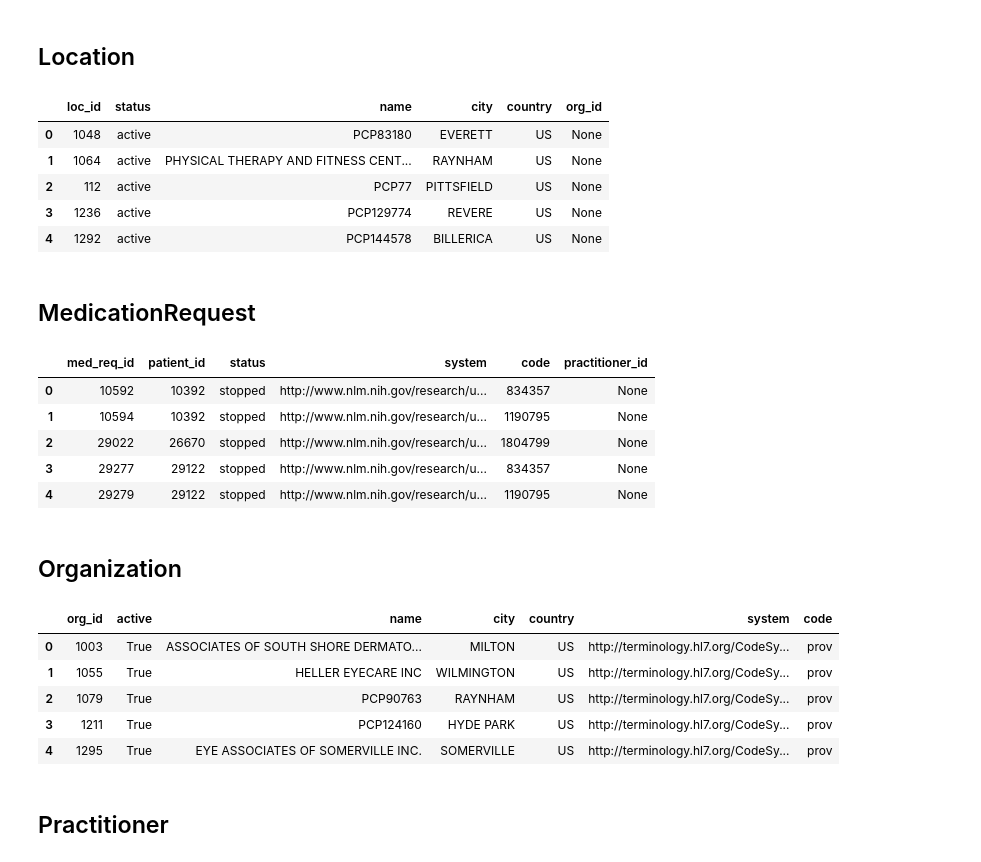
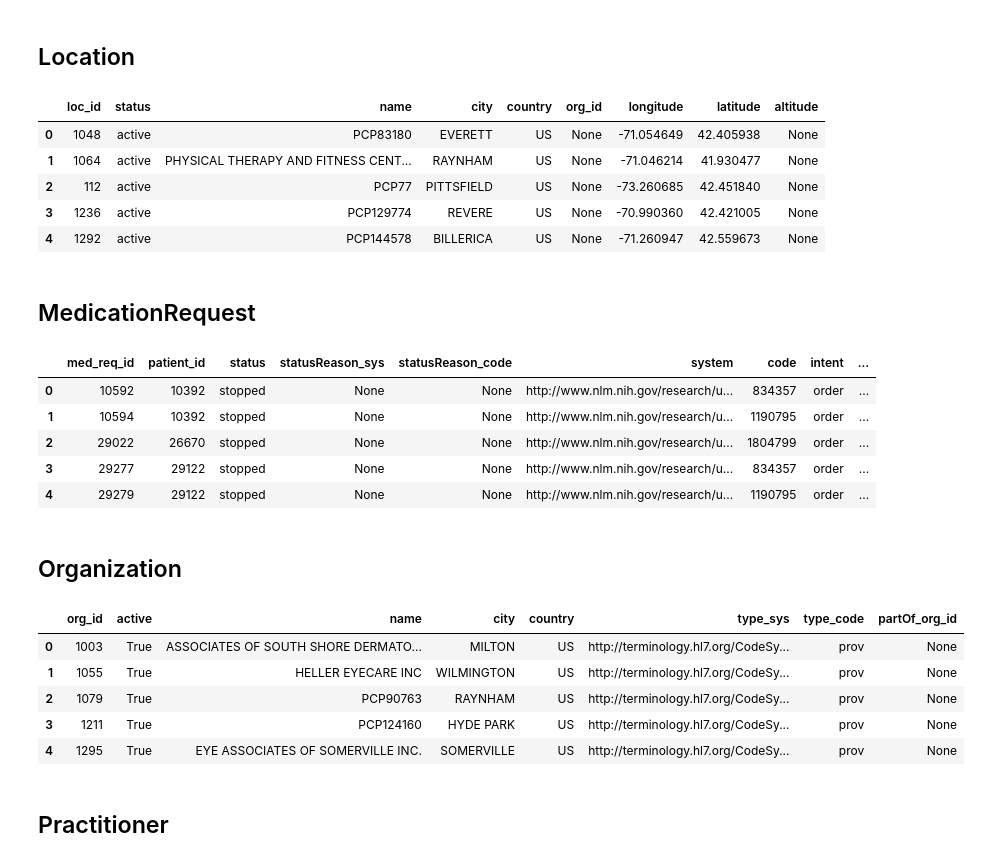
Before and after one commit to google/fhir-data-pipes, a Jupyter notebook: query/queries_and_views.ipynb, the cells around one changed output. Drawn from its saved outputs; the diff is of its cells as text; code cells hidden in the pictures.

```diff
--- a/query/queries_and_views.ipynb
+++ b/query/queries_and_views.ipynb
@@ -423,7 +424,7 @@ pandas.read_sql_query(
 # %%
 with query_engine.connect() as con:
     con.execute("""
-      CREATE OR REPLACE VIEW flat_condition AS
+      CREATE OR REPLACE VIEW Condition_flat AS
       SELECT C.id AS cond_id, C.subject.patientId AS patient_id,
         C.encounter.encounterId AS encounter_id, CCC.system, CCC.code,
         CClC.code AS clinical_status, CVC.code AS verification_status,
@@ -438,7 +439,7 @@ with query_engine.connect() as con:
     )
 
 pandas.read_sql_query(
-    sql="SELECT * FROM flat_condition LIMIT 5;",
+    sql="SELECT * FROM Condition_flat LIMIT 5;",
     con=query_engine,
 )
 # %% [output]
@@ -481,18 +489,23 @@ pandas.read_sql_query(
 # %%
 with query_engine.connect() as con:
     con.execute("""
-      CREATE OR REPLACE VIEW flat_immunization AS
+      CREATE OR REPLACE VIEW Immunization_flat AS
       SELECT I.id AS imm_id, I.patient.patientId AS patient_id,
-        I.encounter.encounterId AS encounter_id, I.status, IVC.system, IVC.code,
-        I.occurrence.DateTime, IP.actor.PractitionerId, IP.actor.OrganizationId
-      FROM Immunization AS I LATERAL VIEW OUTER explode(I.vaccineCode.coding) AS IVC
+        I.encounter.encounterId AS encounter_id, I.status,
+        ISC.system AS statusReason_sys, ISC.code AS statusReason_code,
+        IVC.system AS vaccine_sys, IVC.code AS vaccine_code,
+        I.occurrence.DateTime, I.location.LocationId AS location_id,
+        IP.actor.PractitionerId, IP.actor.OrganizationId
+      FROM Immunization AS I
+        LATERAL VIEW OUTER explode(I.statusReason.coding) AS ISC
+        LATERAL VIEW OUTER explode(I.vaccineCode.coding) AS IVC
         LATERAL VIEW OUTER explode(I.performer) AS IP
       ;
       """
     )
 
 pandas.read_sql_query(
-    sql="SELECT * FROM flat_immunization LIMIT 5;",
+    sql="SELECT * FROM Immunization_flat LIMIT 5;",
     con=query_engine,
 )
 # %% [output]
@@ -507,76 +520,81 @@ pandas.read_sql_query(
 # %%
 with query_engine.connect() as con:
     con.execute("""
-      CREATE OR REPLACE VIEW flat_location AS
+      CREATE OR REPLACE VIEW Location_flat AS
       SELECT L.id AS loc_id, L.status, L.name, L.address.city,
-        L.address.country, L.managingOrganization.organizationId AS org_id
+        L.address.country, L.managingOrganization.organizationId AS org_id,
+        L.position.longitude, L.position.latitude, L.position.altitude
       FROM Location AS L
       ;
       """
     )
 
 pandas.read_sql_query(
-    sql="SELECT * FROM flat_location LIMIT 5;",
+    sql="SELECT * FROM Location_flat LIMIT 5;",
     con=query_engine,
 )
 # %% [output]
-|  | loc_id | status | name | city | country | org_id |
-| 0 | 1048 | active | PCP83180 | EVERETT | US | None |
-| 1 | 1064 | active | PHYSICAL THERAPY AND FITNESS CENT... | RAYNHAM | US | None |
-| 2 | 112 | active | PCP77 | PITTSFIELD | US | None |
-| 3 | 1236 | active | PCP129774 | REVERE | US | None |
-| 4 | 1292 | active | PCP144578 | BILLERICA | US | None |
+|  | loc_id | status | name | city | country | org_id | longitude | latitude | altitude |
+| 0 | 1048 | active | PCP83180 | EVERETT | US | None | -71.054649 | 42.405938 | None |
+| 1 | 1064 | active | PHYSICAL THERAPY AND FITNESS CENT... | RAYNHAM | US | None | -71.046214 | 41.930477 | None |
+| 2 | 112 | active | PCP77 | PITTSFIELD | US | None | -73.260685 | 42.451840 | None |
+| 3 | 1236 | active | PCP129774 | REVERE | US | None | -70.990360 | 42.421005 | None |
+| 4 | 1292 | active | PCP144578 | BILLERICA | US | None | -71.260947 | 42.559673 | None |
 # %% [markdown]
 ## MedicationRequest
 # %%
 with query_engine.connect() as con:
     con.execute("""
-      CREATE OR REPLACE VIEW flat_medication_request AS
+      CREATE OR REPLACE VIEW MedicationRequest_flat AS
       SELECT M.id AS med_req_id, M.subject.patientId AS patient_id, M.status,
-        MMCC.system, MMCC.code, M.performer.practitionerId AS practitioner_id
+        MSC.system AS statusReason_sys, MSC.code AS statusReason_code,
+        MMCC.system, MMCC.code, M.intent, M.doNotPerform,
+        M.performer.practitionerId AS practitioner_id
       FROM MedicationRequest AS M
+        LATERAL VIEW OUTER explode(M.statusReason.coding) AS MSC
         LATERAL VIEW OUTER explode(M.medication.codeableConcept.coding) AS MMCC
       ;
       """
     )
 
 pandas.read_sql_query(
-    sql="SELECT * FROM flat_medication_request LIMIT 5;",
+    sql="SELECT * FROM MedicationRequest_flat LIMIT 5;",
     con=query_engine,
 )
 # %% [output]
-|  | med_req_id | patient_id | status | system | code | practitioner_id |
-| 0 | 10592 | 10392 | stopped | http://www.nlm.nih.gov/research/u... | 834357 | None |
-| 1 | 10594 | 10392 | stopped | http://www.nlm.nih.gov/research/u... | 1190795 | None |
-| 2 | 29022 | 26670 | stopped | http://www.nlm.nih.gov/research/u... | 1804799 | None |
-| 3 | 29277 | 29122 | stopped | http://www.nlm.nih.gov/research/u... | 834357 | None |
-| 4 | 29279 | 29122 | stopped | http://www.nlm.nih.gov/research/u... | 1190795 | None |
+|  | med_req_id | patient_id | status | statusReason_sys | statusReason_code | system | code | intent | ... |
+| 0 | 10592 | 10392 | stopped | None | None | http://www.nlm.nih.gov/research/u... | 834357 | order | ... |
+| 1 | 10594 | 10392 | stopped | None | None | http://www.nlm.nih.gov/research/u... | 1190795 | order | ... |
+| 2 | 29022 | 26670 | stopped | None | None | http://www.nlm.nih.gov/research/u... | 1804799 | order | ... |
+| 3 | 29277 | 29122 | stopped | None | None | http://www.nlm.nih.gov/research/u... | 834357 | order | ... |
+| 4 | 29279 | 29122 | stopped | None | None | http://www.nlm.nih.gov/research/u... | 1190795 | order | ... |
 # %% [markdown]
 ## Organization
 # %%
 with query_engine.connect() as con:
     con.execute("""
-      CREATE OR REPLACE VIEW flat_organization AS
+      CREATE OR REPLACE VIEW Organization_flat AS
       SELECT O.id AS org_id, O.active, O.name, OA.city, OA.country,
-        OTC.system, OTC.code
+        OTC.system AS type_sys, OTC.code AS type_code,
+        O.partOf.OrganizationId AS partOf_org_id
       FROM Organization AS O LATERAL VIEW OUTER explode(O.address) AS OA
          LATERAL VIEW OUTER explode(O.type) AS OT
          LATERAL VIEW OUTER explode(OT.coding) AS OTC
       ;
       """
     )
 
 pandas.read_sql_query(
-    sql="SELECT * FROM flat_organization LIMIT 5;",
+    sql="SELECT * FROM Organization_flat LIMIT 5;",
     con=query_engine,
 )
 # %% [output]
-|  | org_id | active | name | city | country | system | code |
-| 0 | 1003 | True | ASSOCIATES OF SOUTH SHORE DERMATO... | MILTON | US | http://terminology.hl7.org/CodeSy... | prov |
-| 1 | 1055 | True | HELLER EYECARE INC | WILMINGTON | US | http://terminology.hl7.org/CodeSy... | prov |
-| 2 | 1079 | True | PCP90763 | RAYNHAM | US | http://terminology.hl7.org/CodeSy... | prov |
-| 3 | 1211 | True | PCP124160 | HYDE PARK | US | http://terminology.hl7.org/CodeSy... | prov |
-| 4 | 1295 | True | EYE ASSOCIATES OF SOMERVILLE INC. | SOMERVILLE | US | http://terminology.hl7.org/CodeSy... | prov |
+|  | org_id | active | name | city | country | type_sys | type_code | partOf_org_id |
+| 0 | 1003 | True | ASSOCIATES OF SOUTH SHORE DERMATO... | MILTON | US | http://terminology.hl7.org/CodeSy... | prov | None |
+| 1 | 1055 | True | HELLER EYECARE INC | WILMINGTON | US | http://terminology.hl7.org/CodeSy... | prov | None |
+| 2 | 1079 | True | PCP90763 | RAYNHAM | US | http://terminology.hl7.org/CodeSy... | prov | None |
+| 3 | 1211 | True | PCP124160 | HYDE PARK | US | http://terminology.hl7.org/CodeSy... | prov | None |
+| 4 | 1295 | True | EYE ASSOCIATES OF SOMERVILLE INC. | SOMERVILLE | US | http://terminology.hl7.org/CodeSy... | prov | None |
 # %% [markdown]
 ## Practitioner
 # %%
```
Also changed, not shown: parts of 13 cells of this notebook.
